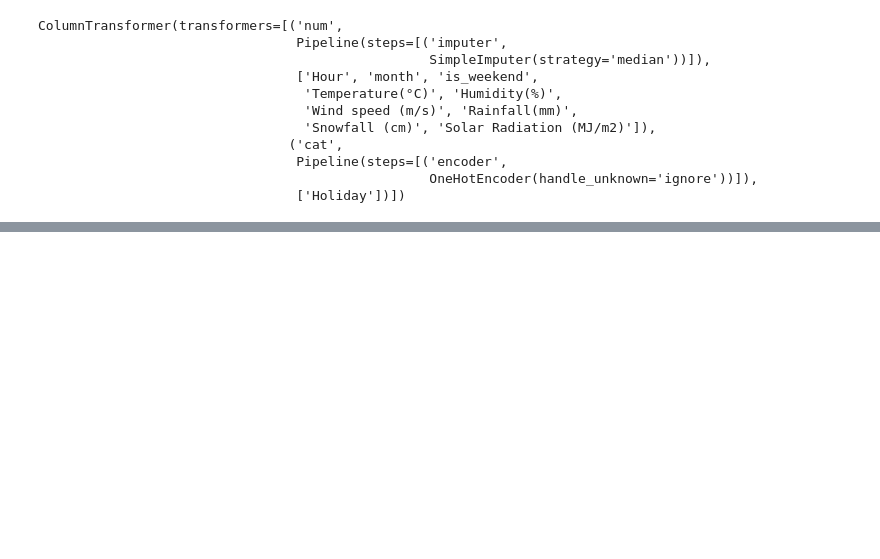
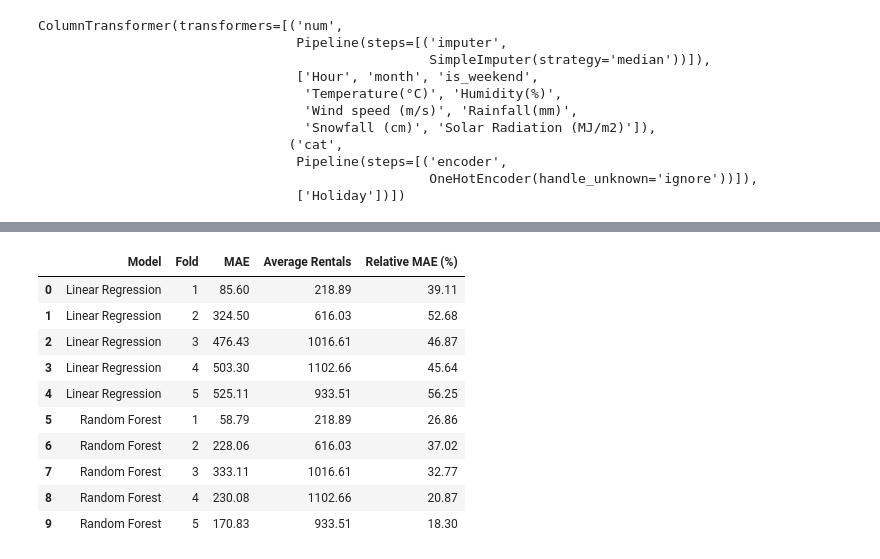
Before and after one commit to ChandaNovent/BikeFlow, a Jupyter notebook: 01_bikeflow_analysis.ipynb, the cells around one changed output, grey strips where cells are left out. Saved outputs shown, nothing was run; the diff lists cells and outputs as text; code cells hidden in the pictures; blank space fills up the shorter version.

```diff
--- a/01_bikeflow_analysis.ipynb
+++ b/01_bikeflow_analysis.ipynb
@@ -1034,0 +1054,13 @@ ColumnTransformer(transformers=[('num',
+# %%
+
+# Create a pipeline combining preprocessing and Linear Regression
+linear_model = Pipeline(steps=[
+    ("preprocessor", preprocessor),
+    ("model", LinearRegression())
+])
+
+# Train the model using only the training data
+linear_model.fit(X_train, y_train)
+
+# Confirm that the model has been trained
+print("Linear Regression model trained successfully!")
@@ -1034,0 +1398,27 @@ ColumnTransformer(transformers=[('num',
+# %%
+
+# Combine the MAE results with the average rental demand per fold
+fold_analysis = fold_df.merge(
+    fold_periods_df[["Fold", "Average Rentals"]],
+    on="Fold"
+)
+
+# Calculate MAE relative to average rental demand
+fold_analysis["Relative MAE (%)"] = (
+    fold_analysis["MAE"] / fold_analysis["Average Rentals"] * 100
+)
+
+# Display the comparison
+display(fold_analysis.round(2))
+# %% [output]
+|  | Model | Fold | MAE | Average Rentals | Relative MAE (%) |
+| 0 | Linear Regression | 1 | 85.60 | 218.89 | 39.11 |
+| 1 | Linear Regression | 2 | 324.50 | 616.03 | 52.68 |
+| 2 | Linear Regression | 3 | 476.43 | 1016.61 | 46.87 |
+| 3 | Linear Regression | 4 | 503.30 | 1102.66 | 45.64 |
+| 4 | Linear Regression | 5 | 525.11 | 933.51 | 56.25 |
+| 5 | Random Forest | 1 | 58.79 | 218.89 | 26.86 |
+| 6 | Random Forest | 2 | 228.06 | 616.03 | 37.02 |
+| 7 | Random Forest | 3 | 333.11 | 1016.61 | 32.77 |
+| 8 | Random Forest | 4 | 230.08 | 1102.66 | 20.87 |
+| 9 | Random Forest | 5 | 170.83 | 933.51 | 18.30 |
```
Also changed, not shown: parts of 28 cells of this notebook.
